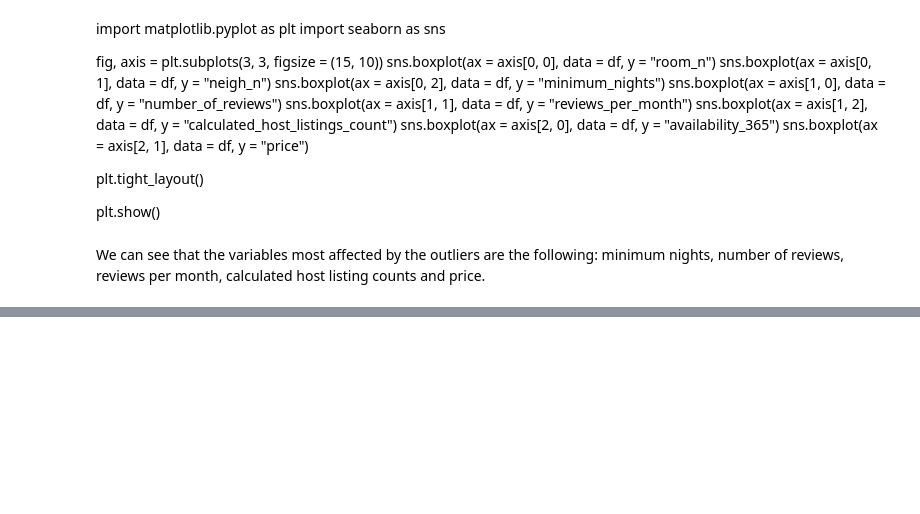
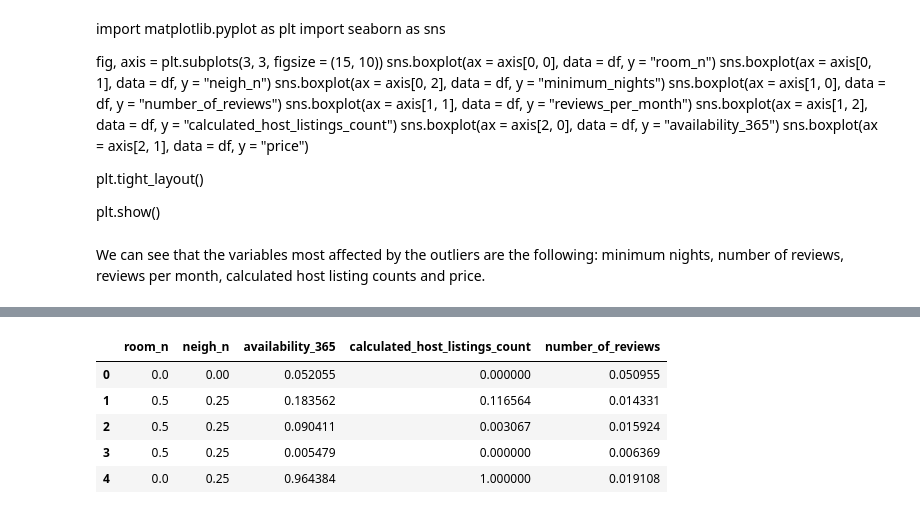
Before and after one commit to paulaechemendia/machine-learning-python-template, a Jupyter notebook: src/explore.ipynb, the cells around one changed output, grey strips where cells are left out. Saved outputs shown, nothing was run; the diff lists cells and outputs as text; code cells hidden in the pictures; blank space fills up the shorter version.

```diff
--- a/src/explore.ipynb
+++ b/src/explore.ipynb
@@ -311,0 +388,23 @@ print(f"The upper and lower limits for finding outliers are {round(upper_limit,
+# %%
+from sklearn.feature_selection import chi2, SelectKBest
+from sklearn.model_selection import train_test_split
+
+X = total_data_scal.drop("price", axis = 1)
+y = total_data_scal["price"]
+
+X_train, X_test, y_train, y_test = train_test_split(X, y, test_size = 0.2, random_state = 42)
+
+selection_model = SelectKBest(chi2, k = 5)
+selection_model.fit(X_train, y_train)
+ix = selection_model.get_support()
+X_train_sel = pd.DataFrame(selection_model.transform(X_train), columns = X_train.columns.values[ix])
+X_test_sel = pd.DataFrame(selection_model.transform(X_test), columns = X_test.columns.values[ix])
+
+X_train_sel.head()
+# %% [output]
+|  | room_n | neigh_n | availability_365 | calculated_host_listings_count | number_of_reviews |
+| 0 | 0.0 | 0.00 | 0.052055 | 0.000000 | 0.050955 |
+| 1 | 0.5 | 0.25 | 0.183562 | 0.116564 | 0.014331 |
+| 2 | 0.5 | 0.25 | 0.090411 | 0.003067 | 0.015924 |
+| 3 | 0.5 | 0.25 | 0.005479 | 0.000000 | 0.006369 |
+| 4 | 0.0 | 0.25 | 0.964384 | 1.000000 | 0.019108 |
```
Also changed, not shown: parts of 10 cells of this notebook.
